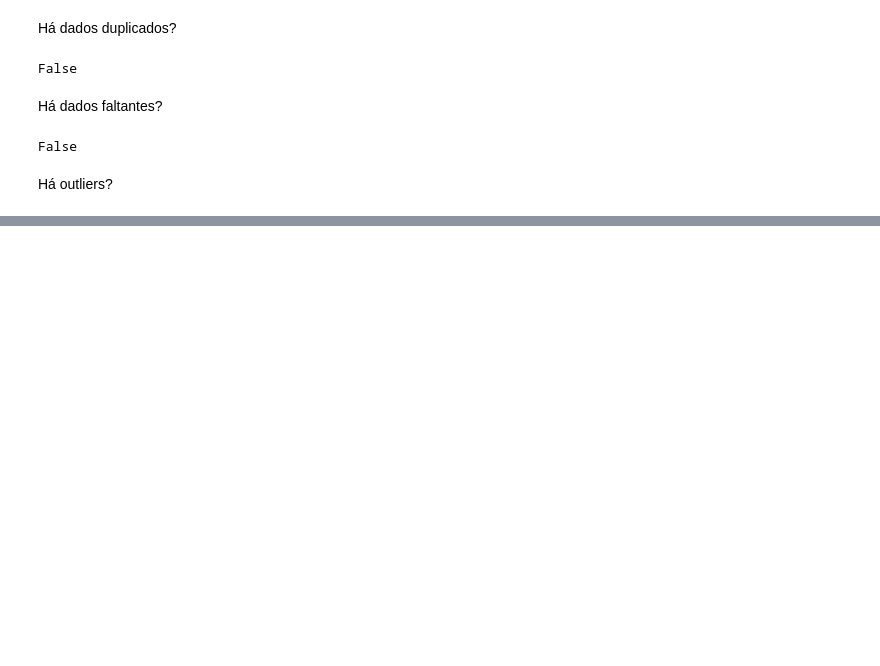
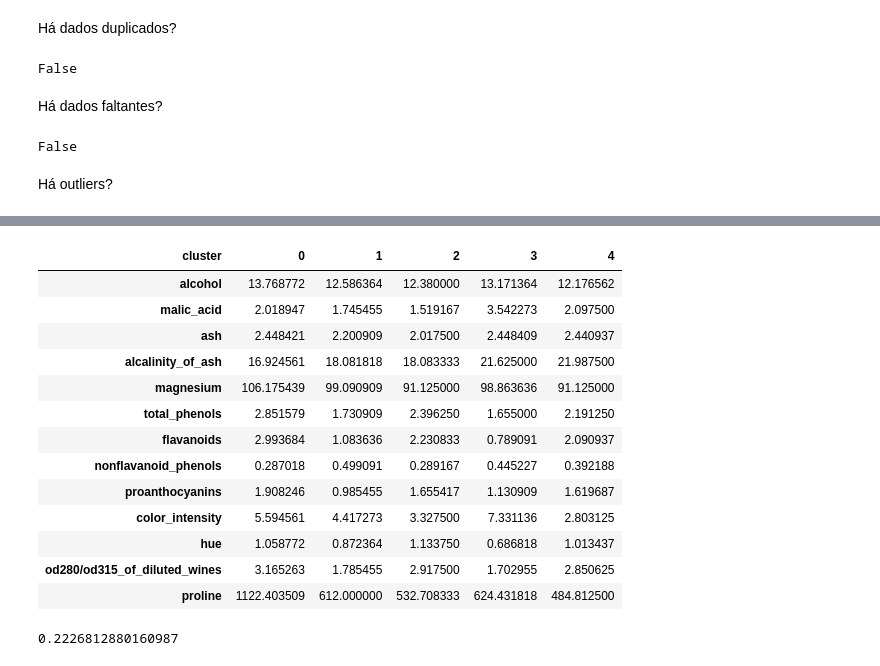
Before and after one commit to gabriel-cm-saldanha/Clustering_, a Jupyter notebook: Clustering_.ipynb, the cells around one changed output, grey strips where cells are left out. Drawn from its saved outputs; the diff is of its cells as text; code cells hidden in the pictures; blank space fills up the shorter version.

```diff
--- a/Clustering_.ipynb
+++ b/Clustering_.ipynb
@@ -114,0 +179,27 @@ df_wines.plot.box()
+# %%
+(
+    df_wines[~outlier_rows].assign(cluster=labels)
+    .groupby("cluster")
+    .mean()
+    .T
+    .style.background_gradient(cmap="YlOrRd", axis=1)
+)
+# %% [output]
+| cluster | 0 | 1 | 2 | 3 | 4 |
+| alcohol | 13.768772 | 12.586364 | 12.380000 | 13.171364 | 12.176562 |
+| malic_acid | 2.018947 | 1.745455 | 1.519167 | 3.542273 | 2.097500 |
+| ash | 2.448421 | 2.200909 | 2.017500 | 2.448409 | 2.440937 |
+| alcalinity_of_ash | 16.924561 | 18.081818 | 18.083333 | 21.625000 | 21.987500 |
+| magnesium | 106.175439 | 99.090909 | 91.125000 | 98.863636 | 91.125000 |
+| total_phenols | 2.851579 | 1.730909 | 2.396250 | 1.655000 | 2.191250 |
+| flavanoids | 2.993684 | 1.083636 | 2.230833 | 0.789091 | 2.090937 |
+| nonflavanoid_phenols | 0.287018 | 0.499091 | 0.289167 | 0.445227 | 0.392188 |
+| proanthocyanins | 1.908246 | 0.985455 | 1.655417 | 1.130909 | 1.619687 |
+| color_intensity | 5.594561 | 4.417273 | 3.327500 | 7.331136 | 2.803125 |
+| hue | 1.058772 | 0.872364 | 1.133750 | 0.686818 | 1.013437 |
+| od280/od315_of_diluted_wines | 3.165263 | 1.785455 | 2.917500 | 1.702955 | 2.850625 |
+| proline | 1122.403509 | 612.000000 | 532.708333 | 624.431818 | 484.812500 |
+# %%
+silhouette_score(df_wines_scaled, labels)
+# %% [output]
+0.2226812880160987
```
Also changed, not shown: parts of 20 cells of this notebook.
